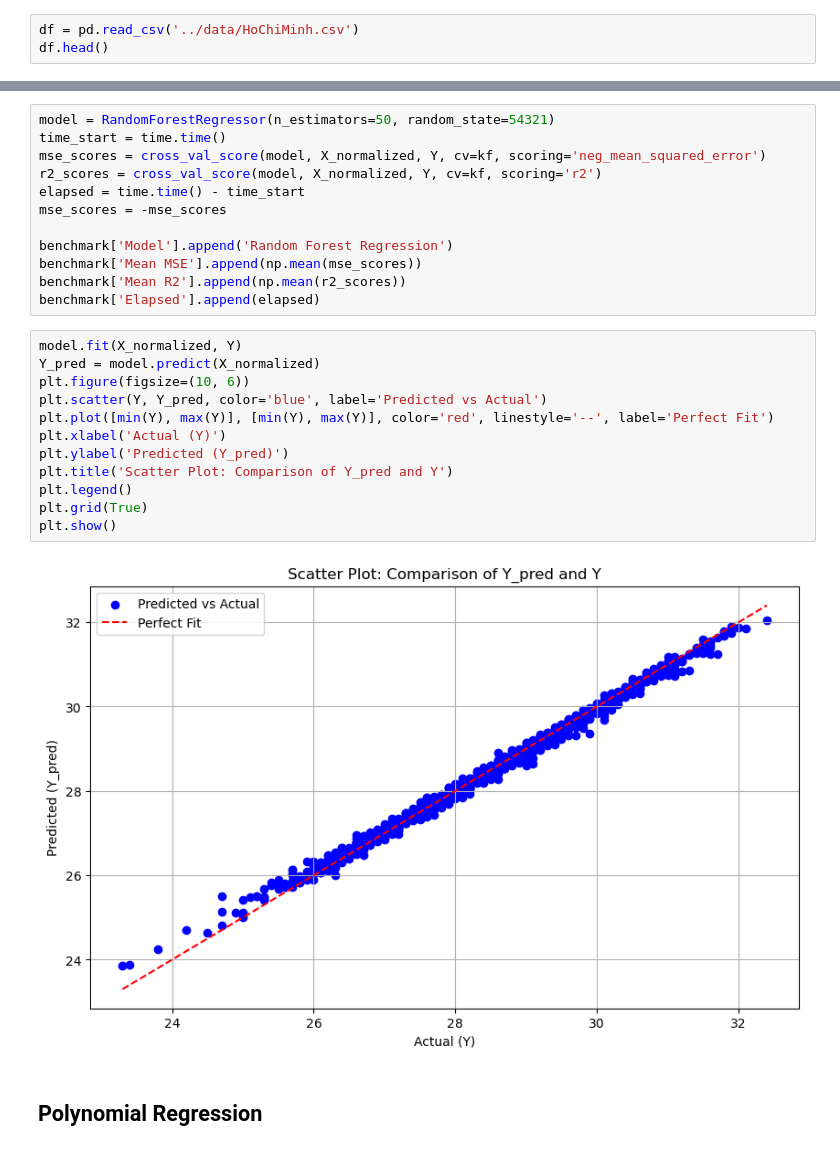
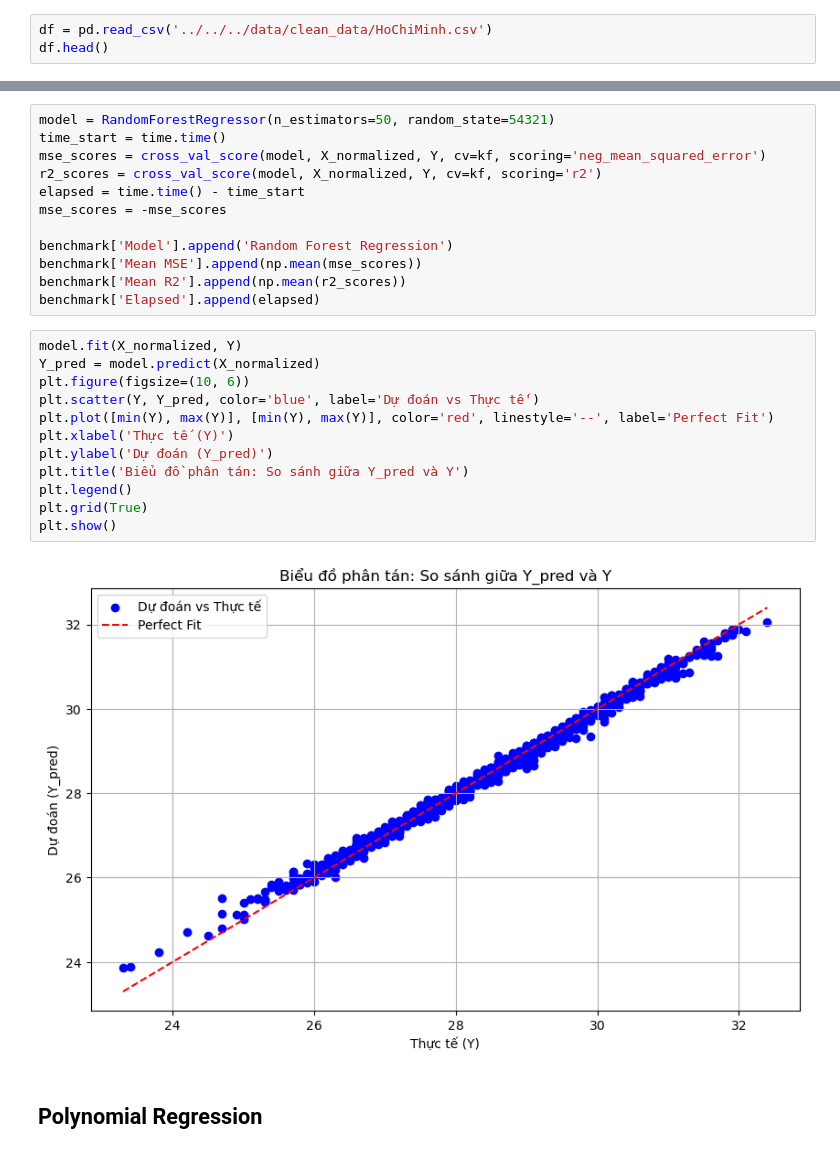
Before and after one commit to botbienn/Data-science-lab, a Jupyter notebook: Data-modelling-and-model-evaluation/notebook/Tra-loi-cau-3/Cau-3.ipynb, the cells around one changed output, grey strips where cells are left out. Cells and saved outputs as stored; diff of their text form.

```diff
--- a/Data-modelling-and-model-evaluation/notebook/Tra-loi-cau-3/Cau-3.ipynb
+++ b/Data-modelling-and-model-evaluation/notebook/Tra-loi-cau-3/Cau-3.ipynb
@@ -15,7 +15,7 @@ import seaborn as sns
 import matplotlib.pyplot as plt
 import time
 # %%
-df = pd.read_csv('../data/HoChiMinh.csv')
+df = pd.read_csv('../../../data/clean_data/HoChiMinh.csv')
 df.head()
 # %% [output]
 |  | Address | Datetime | DatetimeEpoch | Tempmax | Tempmin | Temp | Dew | Humidity | Precip | Precipprob | ... |
@@ -125,17 +125,17 @@ benchmark['Elapsed'].append(elapsed)
 # %%
 model.fit(X_normalized, Y)
 Y_pred = model.predict(X_normalized)
 plt.figure(figsize=(10, 6))
-plt.scatter(Y, Y_pred, color='blue', label='Predicted vs Actual')
+plt.scatter(Y, Y_pred, color='blue', label='Dự đoán vs Thực tế')
 plt.plot([min(Y), max(Y)], [min(Y), max(Y)], color='red', linestyle='--', label='Perfect Fit')
-plt.xlabel('Actual (Y)')
-plt.ylabel('Predicted (Y_pred)')
-plt.title('Scatter Plot: Comparison of Y_pred and Y')
+plt.xlabel('Thực tế (Y)')
+plt.ylabel('Dự đoán (Y_pred)')
+plt.title('Biểu đồ phân tán: So sánh giữa Y_pred và Y')
 plt.legend()
 plt.grid(True)
 plt.show()
 # %% [output]
-[figure, old version]
+[figure, new version]
 # %% [markdown]
 ## Polynomial Regression
 # %% [markdown]
```
Also changed, not shown: parts of 4 cells of this notebook.
